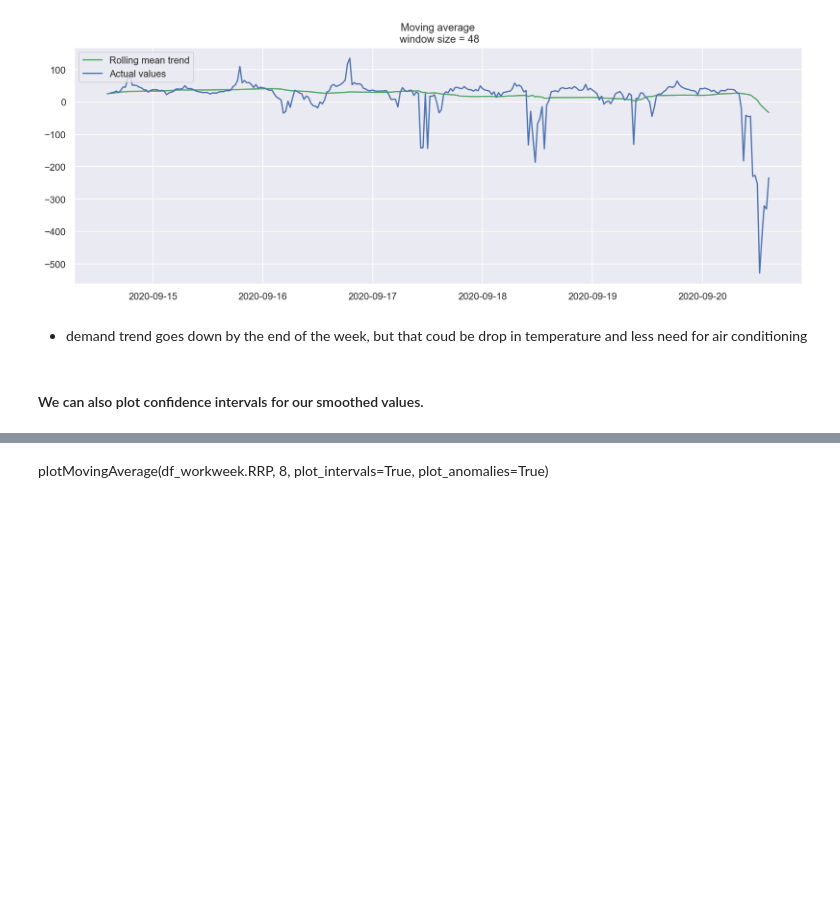
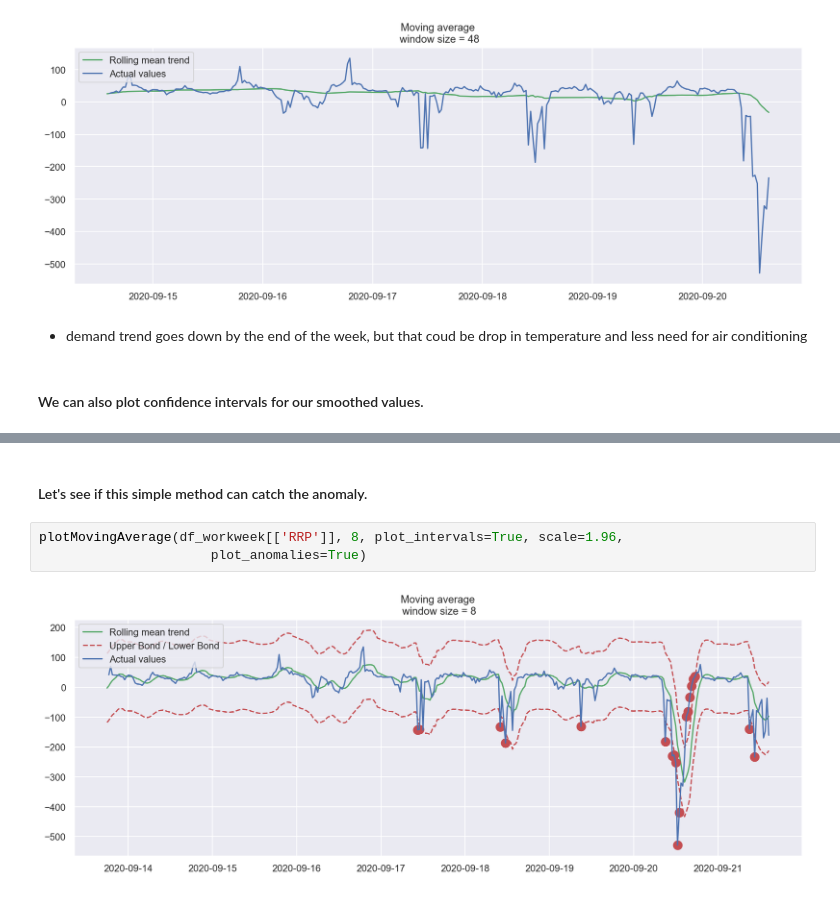
Before and after one commit to KonstantinKonakov/SA-electic-power-prices, a Jupyter notebook: AEMO_power_market_study.ipynb, the cells around one changed output, grey strips where cells are left out. Cells and saved outputs as stored; diff of their text form; blank space fills up the shorter version.

```diff
--- a/AEMO_power_market_study.ipynb
+++ b/AEMO_power_market_study.ipynb
@@ -304,2 +304,7 @@ plotMovingAverage(df_workweek.RRP, 8, plot_intervals=True)
-# %% [markdown]
-plotMovingAverage(df_workweek.RRP, 8, plot_intervals=True, plot_anomalies=True)
+# %% [markdown]
+#### Let's see if this simple method can catch the anomaly.
+# %%
+plotMovingAverage(df_workweek[['RRP']], 8, plot_intervals=True, scale=1.96,
+                      plot_anomalies=True)
+# %% [output]
+[figure, added]
```
Also changed, not shown: parts of 4 cells of this notebook.
